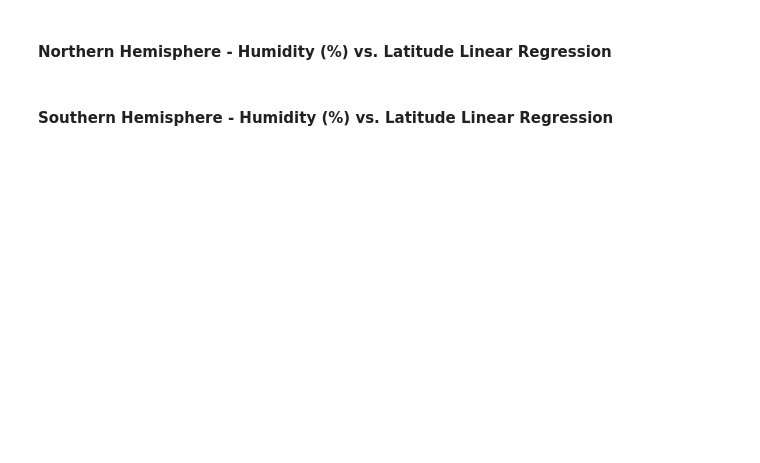
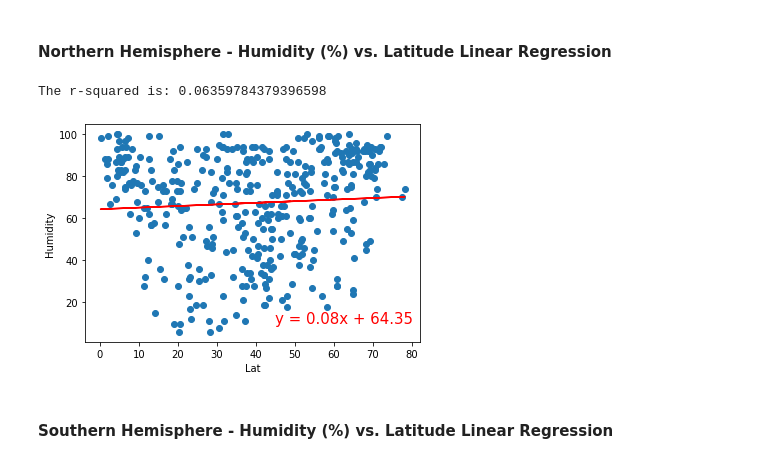
Before and after one commit to garycastle/PythonAPI-Coursework, a Jupyter notebook: starter_code/WeatherPy.ipynb, the cells around one changed output. Saved outputs shown, nothing was run; the diff lists cells and outputs as text; code cells hidden in the pictures; blank space fills up the shorter version.

```diff
--- a/starter_code/WeatherPy.ipynb
+++ b/starter_code/WeatherPy.ipynb
@@ -256,4 +280,12 @@ plt.show()
 # %% [markdown]
 ####  Northern Hemisphere - Humidity (%) vs. Latitude Linear Regression
+# %%
+xlbl = "Lat"
+ylbl = "Humidity"
+lblpos = (45,10)
+plotLinearRegression(north[xlbl],north[ylbl],xlbl,ylbl,lblpos,7)
+# %% [output]
+The r-squared is: 0.06359784379396598
+[figure, added]
 # %% [markdown]
 ####  Southern Hemisphere - Humidity (%) vs. Latitude Linear Regression
```
Also changed, not shown: parts of 23 cells of this notebook, 1 other file.
